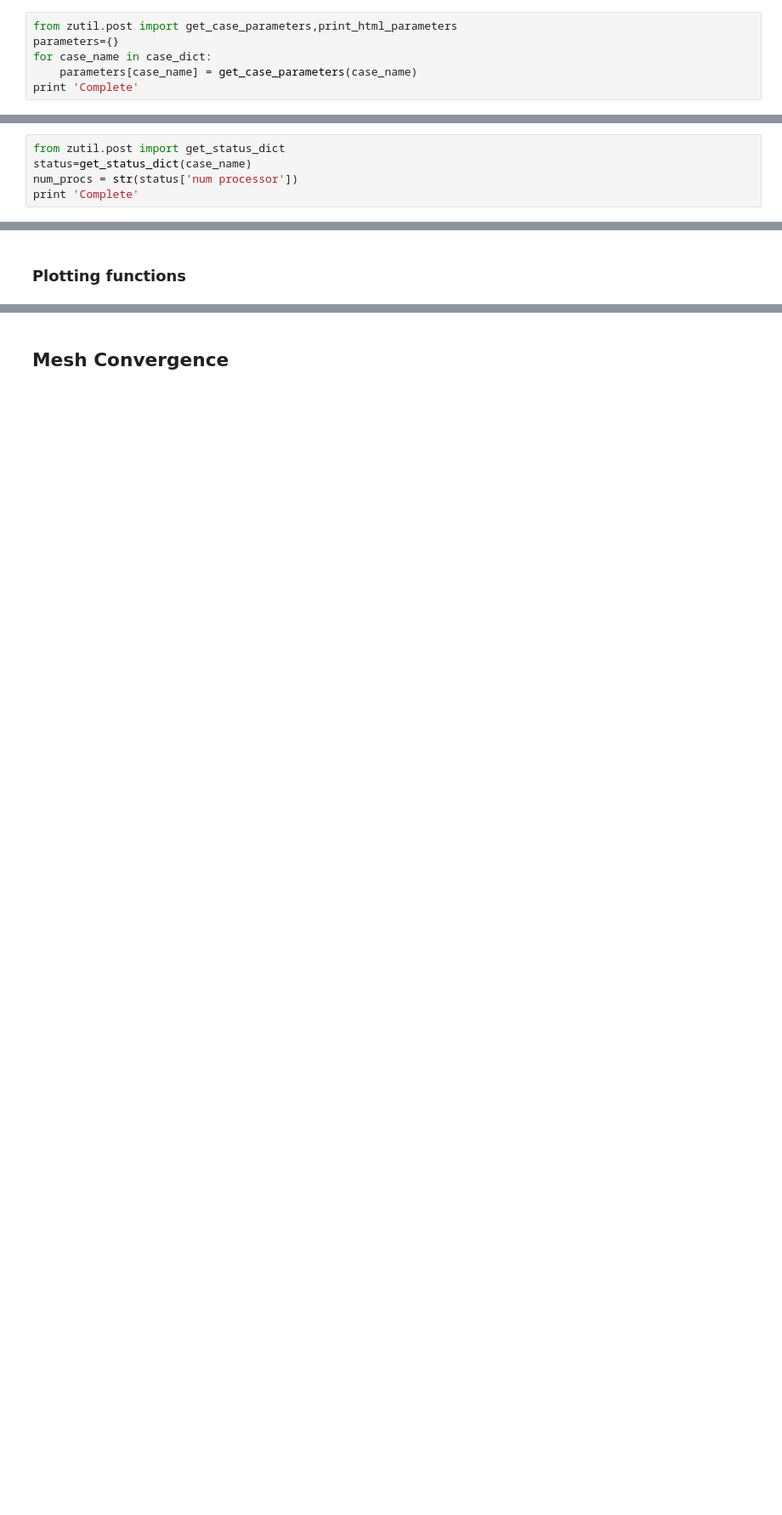
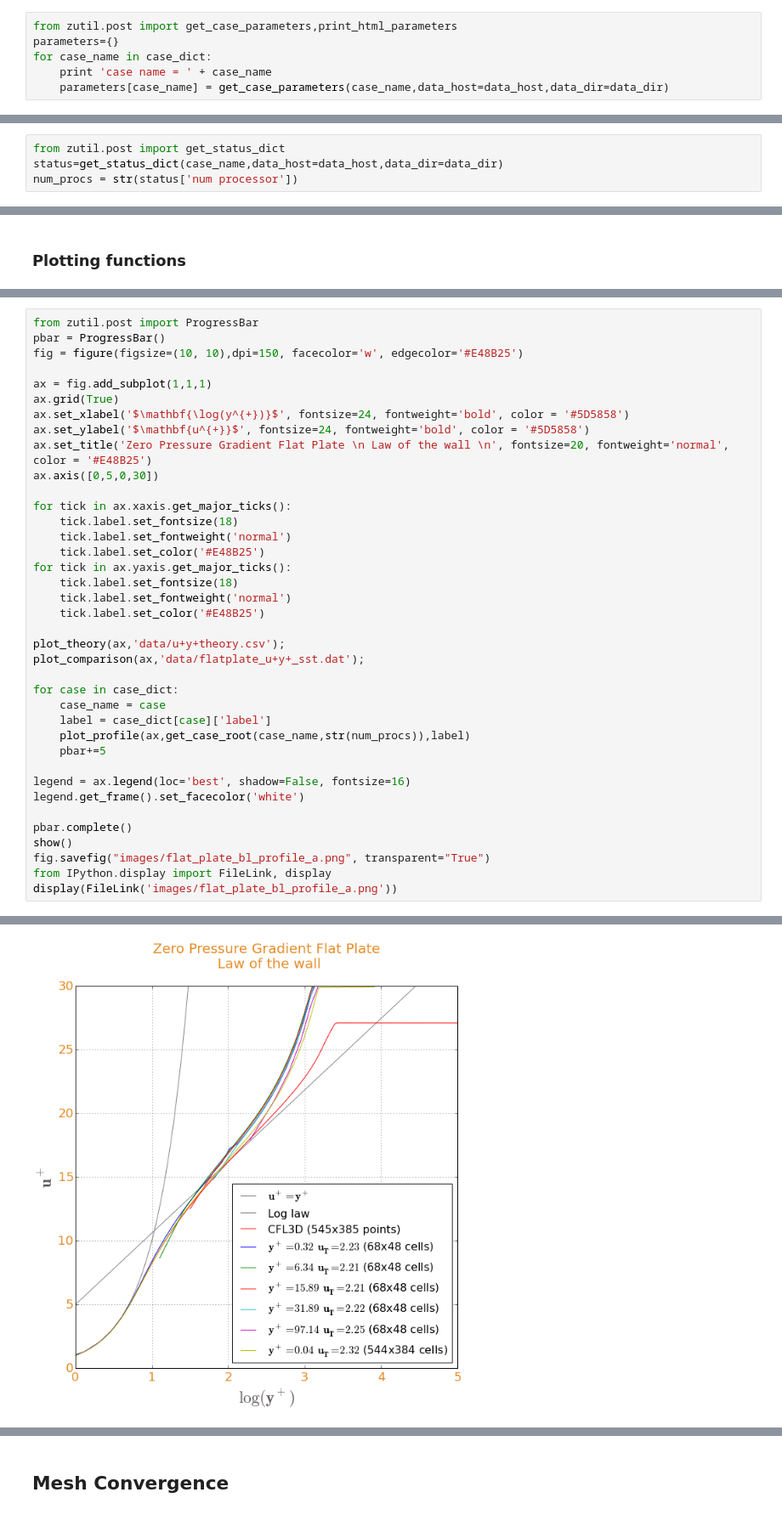
Before and after one commit to zCFD/zPost, a Jupyter notebook: ipynb/FLATPLATE/PLATE.ipynb, the cells around one changed output, grey strips where cells are left out. Shown at 85% size. Cells and saved outputs as stored; diff of their text form; blank space fills up the shorter version.

```diff
--- a/ipynb/FLATPLATE/PLATE.ipynb
+++ b/ipynb/FLATPLATE/PLATE.ipynb
@@ -81,5 +99,5 @@ Get control dictionary
 from zutil.post import get_case_parameters,print_html_parameters
 parameters={}
 for case_name in case_dict:
-    parameters[case_name] = get_case_parameters(case_name)
-print 'Complete'
+    print 'case name = ' + case_name
+    parameters[case_name] = get_case_parameters(case_name,data_host=data_host,data_dir=data_dir)
@@ -87,9 +112,8 @@ print 'Complete'
 Get status file
 # %%
 from zutil.post import get_status_dict
-status=get_status_dict(case_name)
+status=get_status_dict(case_name,data_host=data_host,data_dir=data_dir)
 num_procs = str(status['num processor'])
-print 'Complete'
 # %% [markdown]
 ### Define test conditions
 # %%
@@ -259,0 +278,39 @@ def plot_profile(ax,file_root,label):
+# %%
+from zutil.post import ProgressBar
+pbar = ProgressBar()
+fig = figure(figsize=(10, 10),dpi=150, facecolor='w', edgecolor='#E48B25')
+
+ax = fig.add_subplot(1,1,1)
+ax.grid(True)
+ax.set_xlabel('$\mathbf{\log(y^{+})}$', fontsize=24, fontweight='bold', color = '#5D5858')
+ax.set_ylabel('$\mathbf{u^{+}}$', fontsize=24, fontweight='bold', color = '#5D5858')
+ax.set_title('Zero Pressure Gradient Flat Plate \n Law of the wall \n', fontsize=20, fontweight='normal', color = '#E48B25')
+ax.axis([0,5,0,30])
+
+for tick in ax.xaxis.get_major_ticks():
+    tick.label.set_fontsize(18)
+    tick.label.set_fontweight('normal')
+    tick.label.set_color('#E48B25')
+for tick in ax.yaxis.get_major_ticks():
+    tick.label.set_fontsize(18)
+    tick.label.set_fontweight('normal')
+    tick.label.set_color('#E48B25')
+
+plot_theory(ax,'data/u+y+theory.csv');
+plot_comparison(ax,'data/flatplate_u+y+_sst.dat');
+
+for case in case_dict:
+    case_name = case
+    label = case_dict[case]['label']
+    plot_profile(ax,get_case_root(case_name,str(num_procs)),label)
+    pbar+=5
+
+legend = ax.legend(loc='best', shadow=False, fontsize=16)
+legend.get_frame().set_facecolor('white')
+
+pbar.complete()
+show()
+fig.savefig("images/flat_plate_bl_profile_a.png", transparent="True")
+from IPython.display import FileLink, display
+display(FileLink('images/flat_plate_bl_profile_a.png'))
+# %% [output]
@@ -259,0 +326 @@ def plot_profile(ax,file_root,label):
+[figure, added]
```
Also changed, not shown: parts of 20 cells of this notebook.
